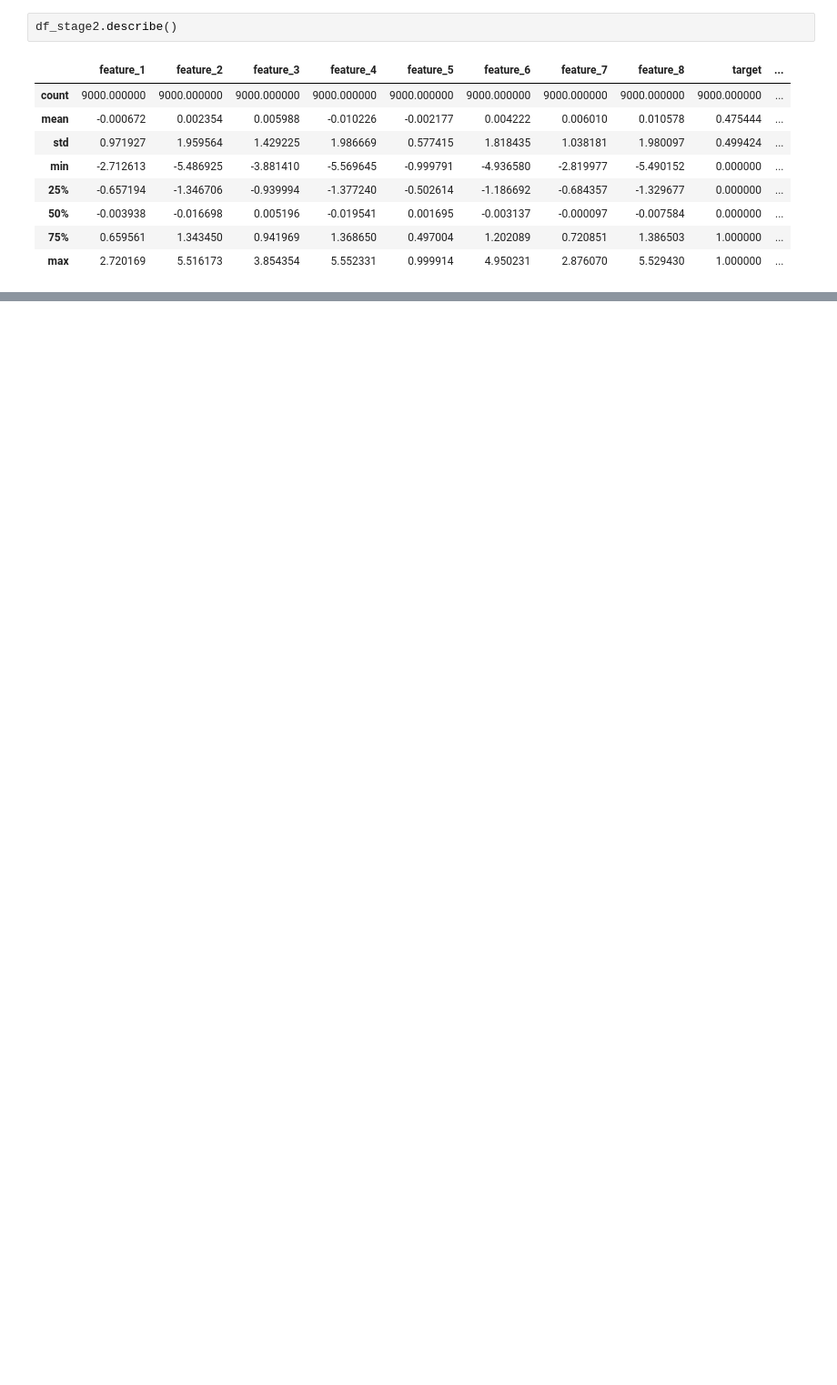
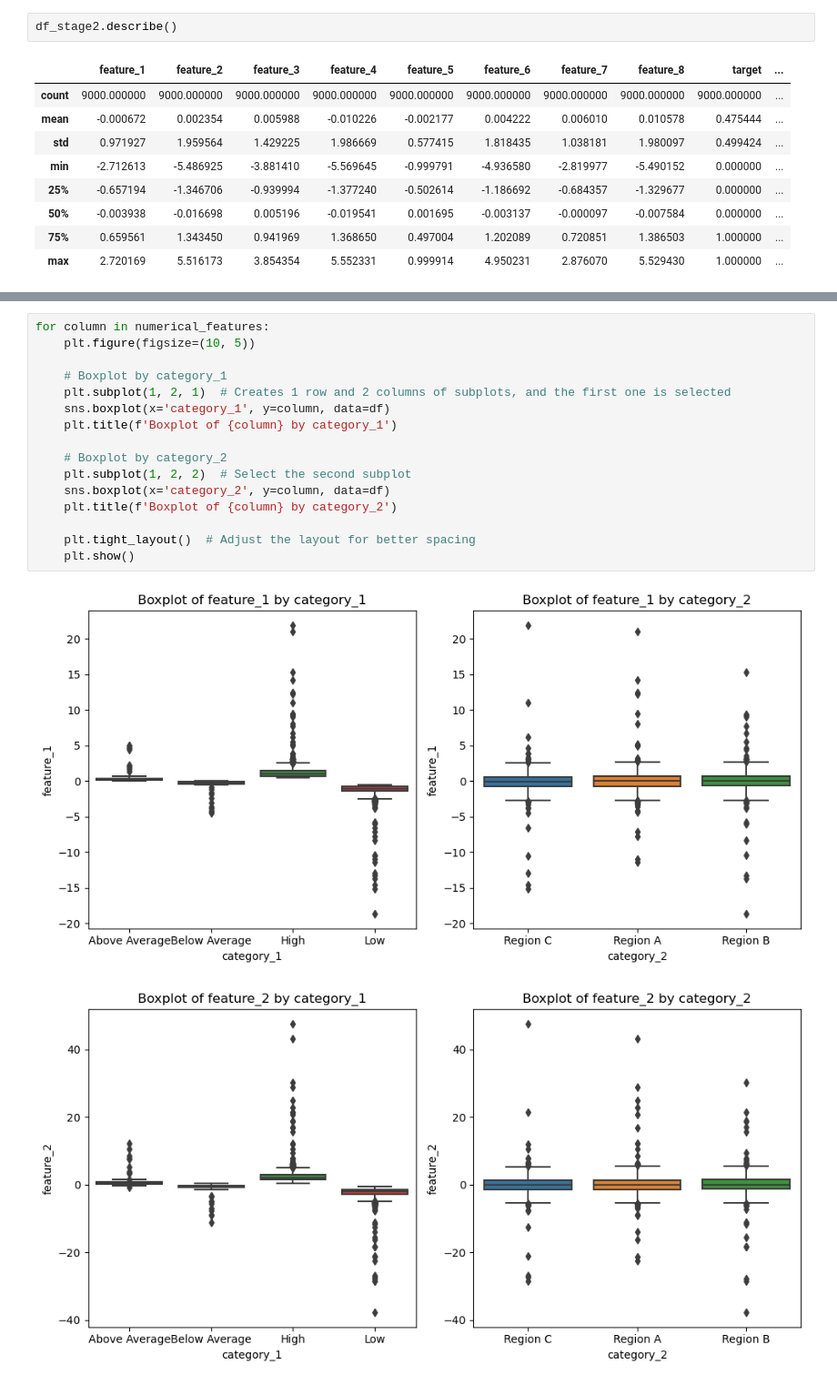
Before and after one commit to Montasir00/Ml_final_project, a Jupyter notebook: Final_Project.ipynb, the cells around one changed output, grey strips where cells are left out. Shown at 91% size. Saved outputs shown, nothing was run; the diff lists cells and outputs as text; blank space fills up the shorter version.

```diff
--- a/Final_Project.ipynb
+++ b/Final_Project.ipynb
@@ -437,0 +456,19 @@ df_stage2.describe()
+# %%
+for column in numerical_features:
+    plt.figure(figsize=(10, 5))
+
+    # Boxplot by category_1
+    plt.subplot(1, 2, 1)  # Creates 1 row and 2 columns of subplots, and the first one is selected
+    sns.boxplot(x='category_1', y=column, data=df)
+    plt.title(f'Boxplot of {column} by category_1')
+
+    # Boxplot by category_2
+    plt.subplot(1, 2, 2)  # Select the second subplot
+    sns.boxplot(x='category_2', y=column, data=df)
+    plt.title(f'Boxplot of {column} by category_2')
+
+    plt.tight_layout()  # Adjust the layout for better spacing
+    plt.show()
+# %% [output]
+[figure, added]
+[figure, added]
```
Also changed, not shown: parts of 26 cells of this notebook, 1 other file.
